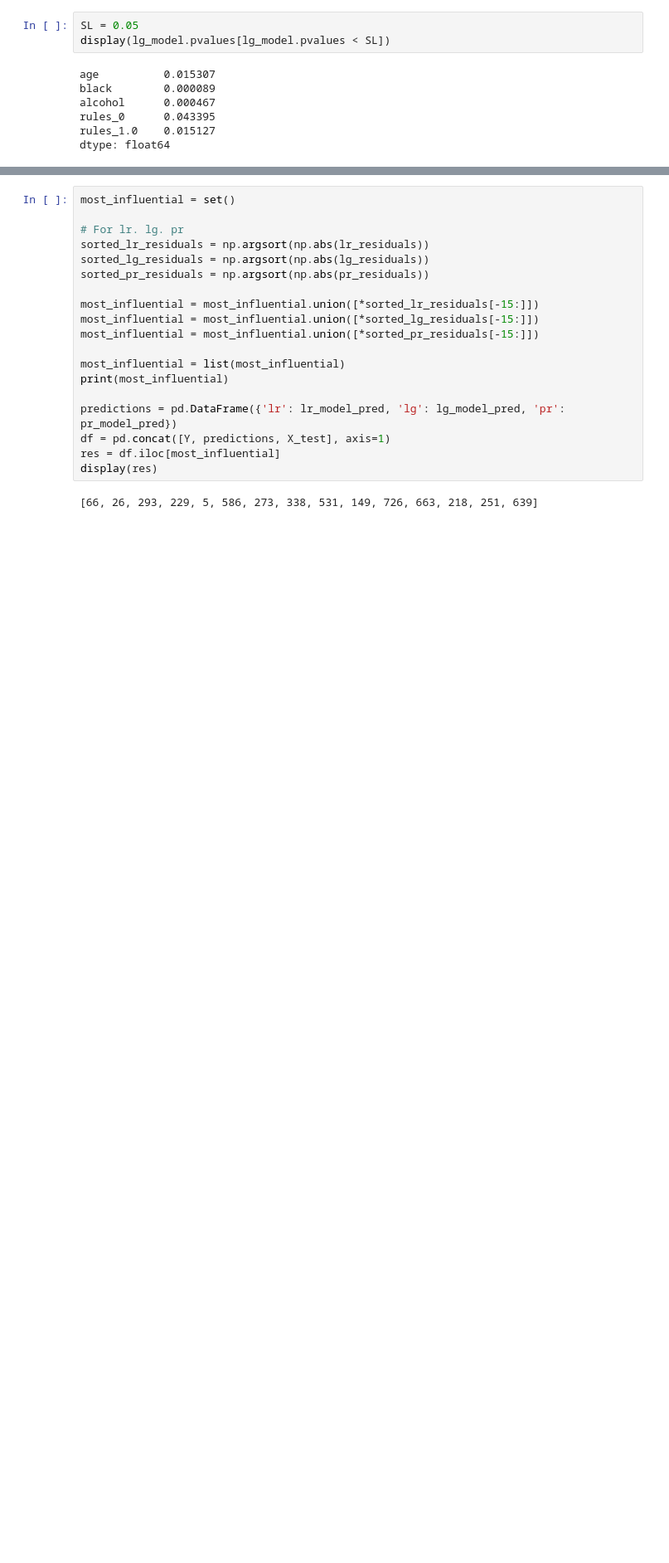
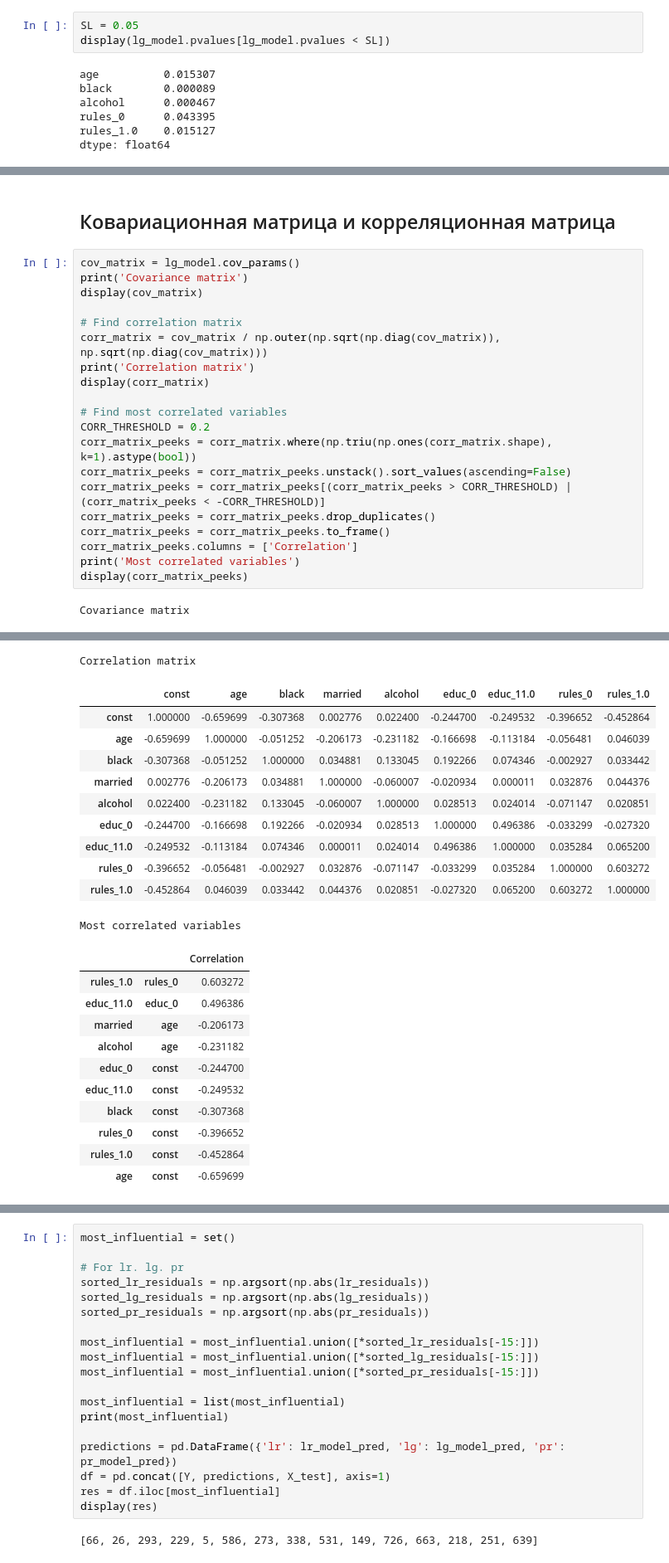
Before and after one commit to SamuraiGalahad/IDZ_HW, a Jupyter notebook: hw.ipynb, the cells around one changed output, grey strips where cells are left out. Shown: that part at 83% size. Saved outputs shown, nothing was run; the diff lists cells and outputs as text; blank space fills up the shorter version.

```diff
--- a/hw.ipynb
+++ b/hw.ipynb
@@ -287,0 +295,24 @@ display(cov_matrix)
+# %% [markdown]
+## Ковариационная матрица и корреляционная матрица
+# %%
+cov_matrix = lg_model.cov_params()
+print('Covariance matrix')
+display(cov_matrix)
+
+# Find correlation matrix
+corr_matrix = cov_matrix / np.outer(np.sqrt(np.diag(cov_matrix)), np.sqrt(np.diag(cov_matrix)))
+print('Correlation matrix')
+display(corr_matrix)
+
+# Find most correlated variables
+CORR_THRESHOLD = 0.2
+corr_matrix_peeks = corr_matrix.where(np.triu(np.ones(corr_matrix.shape), k=1).astype(bool))
+corr_matrix_peeks = corr_matrix_peeks.unstack().sort_values(ascending=False)
+corr_matrix_peeks = corr_matrix_peeks[(corr_matrix_peeks > CORR_THRESHOLD) | (corr_matrix_peeks < -CORR_THRESHOLD)]
+corr_matrix_peeks = corr_matrix_peeks.drop_duplicates()
+corr_matrix_peeks = corr_matrix_peeks.to_frame()
+corr_matrix_peeks.columns = ['Correlation']
+print('Most correlated variables')
+display(corr_matrix_peeks)
+# %% [output]
+Covariance matrix
@@ -288 +329,24 @@ display(cov_matrix)
+Correlation matrix
+|  | const | age | black | married | alcohol | educ_0 | educ_11.0 | rules_0 | rules_1.0 |
+| const | 1.000000 | -0.659699 | -0.307368 | 0.002776 | 0.022400 | -0.244700 | -0.249532 | -0.396652 | -0.452864 |
+| age | -0.659699 | 1.000000 | -0.051252 | -0.206173 | -0.231182 | -0.166698 | -0.113184 | -0.056481 | 0.046039 |
+| black | -0.307368 | -0.051252 | 1.000000 | 0.034881 | 0.133045 | 0.192266 | 0.074346 | -0.002927 | 0.033442 |
+| married | 0.002776 | -0.206173 | 0.034881 | 1.000000 | -0.060007 | -0.020934 | 0.000011 | 0.032876 | 0.044376 |
+| alcohol | 0.022400 | -0.231182 | 0.133045 | -0.060007 | 1.000000 | 0.028513 | 0.024014 | -0.071147 | 0.020851 |
+| educ_0 | -0.244700 | -0.166698 | 0.192266 | -0.020934 | 0.028513 | 1.000000 | 0.496386 | -0.033299 | -0.027320 |
+| educ_11.0 | -0.249532 | -0.113184 | 0.074346 | 0.000011 | 0.024014 | 0.496386 | 1.000000 | 0.035284 | 0.065200 |
+| rules_0 | -0.396652 | -0.056481 | -0.002927 | 0.032876 | -0.071147 | -0.033299 | 0.035284 | 1.000000 | 0.603272 |
+| rules_1.0 | -0.452864 | 0.046039 | 0.033442 | 0.044376 | 0.020851 | -0.027320 | 0.065200 | 0.603272 | 1.000000 |
+Most correlated variables
+|  |  | Correlation |
+| rules_1.0 | rules_0 | 0.603272 |
+| educ_11.0 | educ_0 | 0.496386 |
+| married | age | -0.206173 |
+| alcohol | age | -0.231182 |
+| educ_0 | const | -0.244700 |
+| educ_11.0 | const | -0.249532 |
+| black | const | -0.307368 |
+| rules_0 | const | -0.396652 |
+| rules_1.0 | const | -0.452864 |
+| age | const | -0.659699 |
 # %% [markdown]
```
Also changed, not shown: parts of 36 cells of this notebook.
